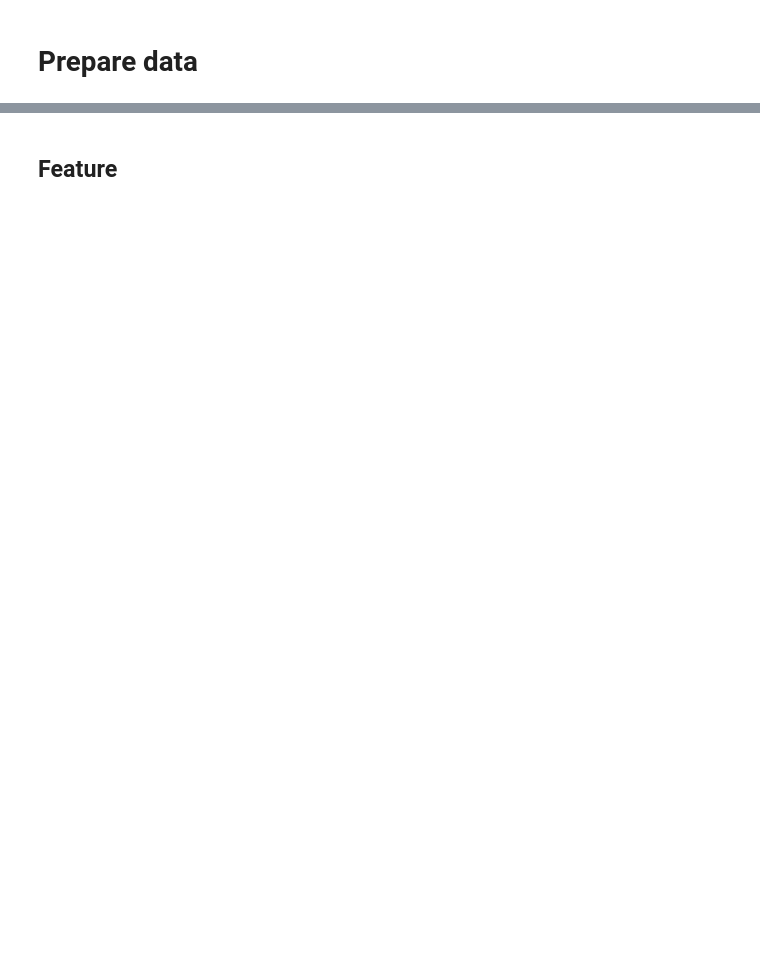
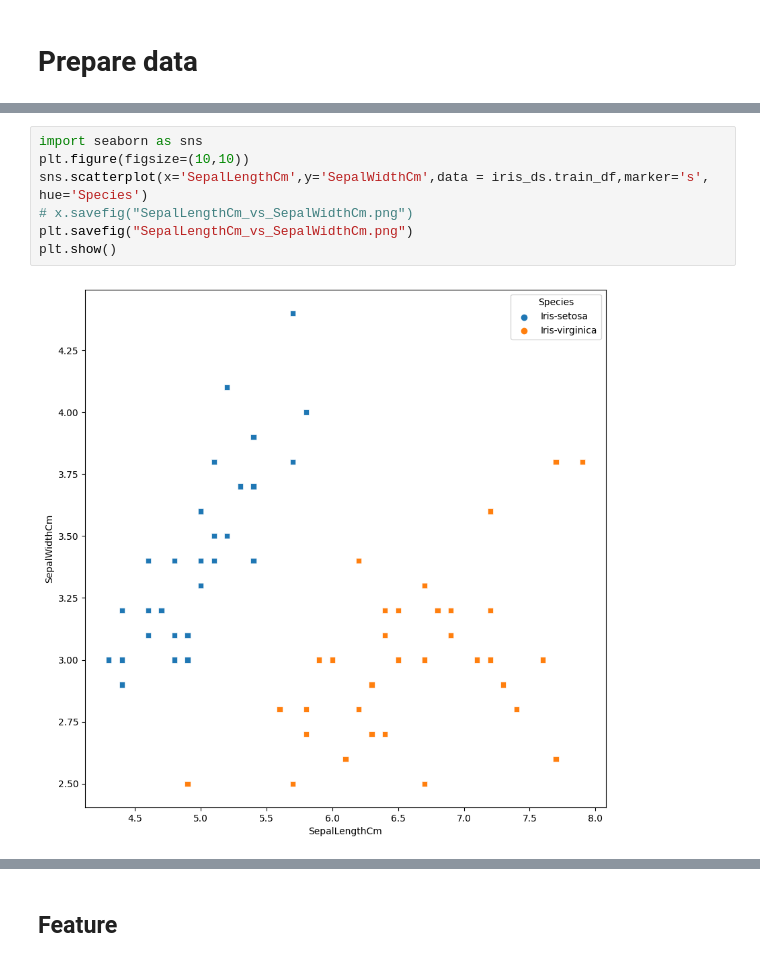
Before and after one commit to HoAnhKhoaVN/22C15009_22C15033_AIMath_final, a Jupyter notebook: exp_perceptron.ipynb, the cells around one changed output, grey strips where cells are left out. Drawn from its saved outputs; the diff is of its cells as text; blank space fills up the shorter version.

```diff
--- a/exp_perceptron.ipynb
+++ b/exp_perceptron.ipynb
@@ -35,3 +40,12 @@ array([ 1, -1, -1,  1, -1, -1,  1, -1,  1,  1,  1, -1,  1, -1,  1, -1, -1,
+# %%
+import seaborn as sns
+plt.figure(figsize=(10,10))
+sns.scatterplot(x='SepalLengthCm',y='SepalWidthCm',data = iris_ds.train_df,marker='s', hue='Species')
+# x.savefig("SepalLengthCm_vs_SepalWidthCm.png")
+plt.savefig("SepalLengthCm_vs_SepalWidthCm.png")
+plt.show()
+# %% [output]
+[figure, added]
 # %%
 sum(y)
 # %% [output]
```
Also changed, not shown: parts of 20 cells of this notebook, 7 other files.
